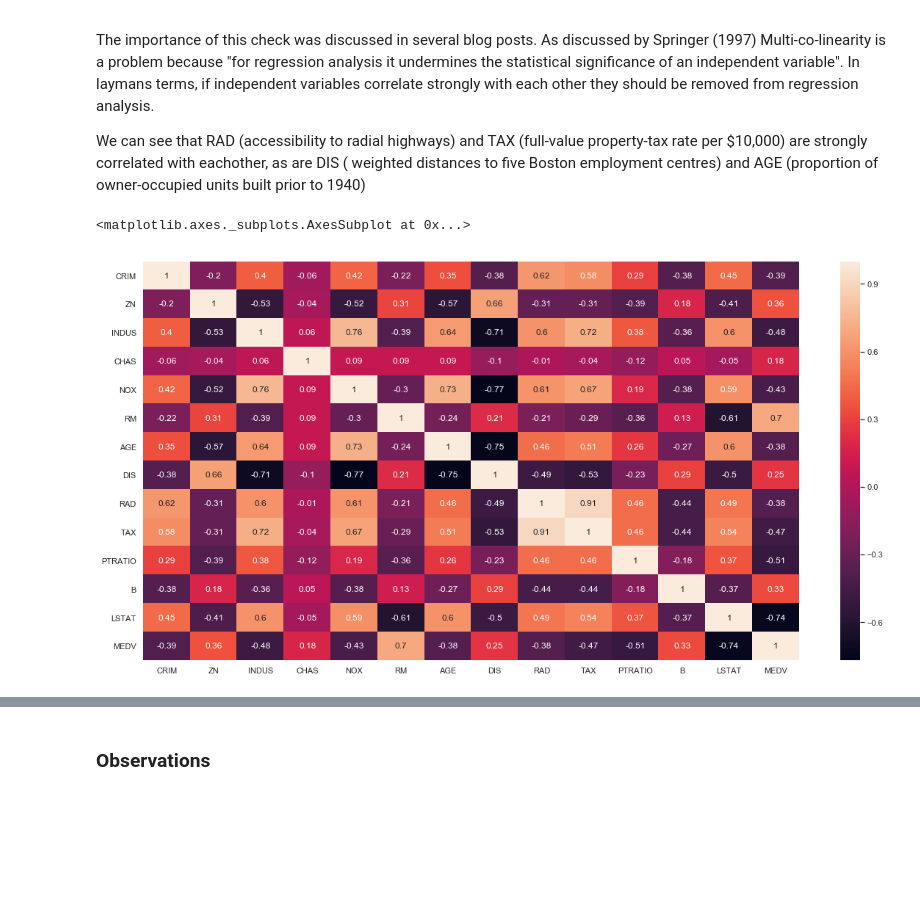
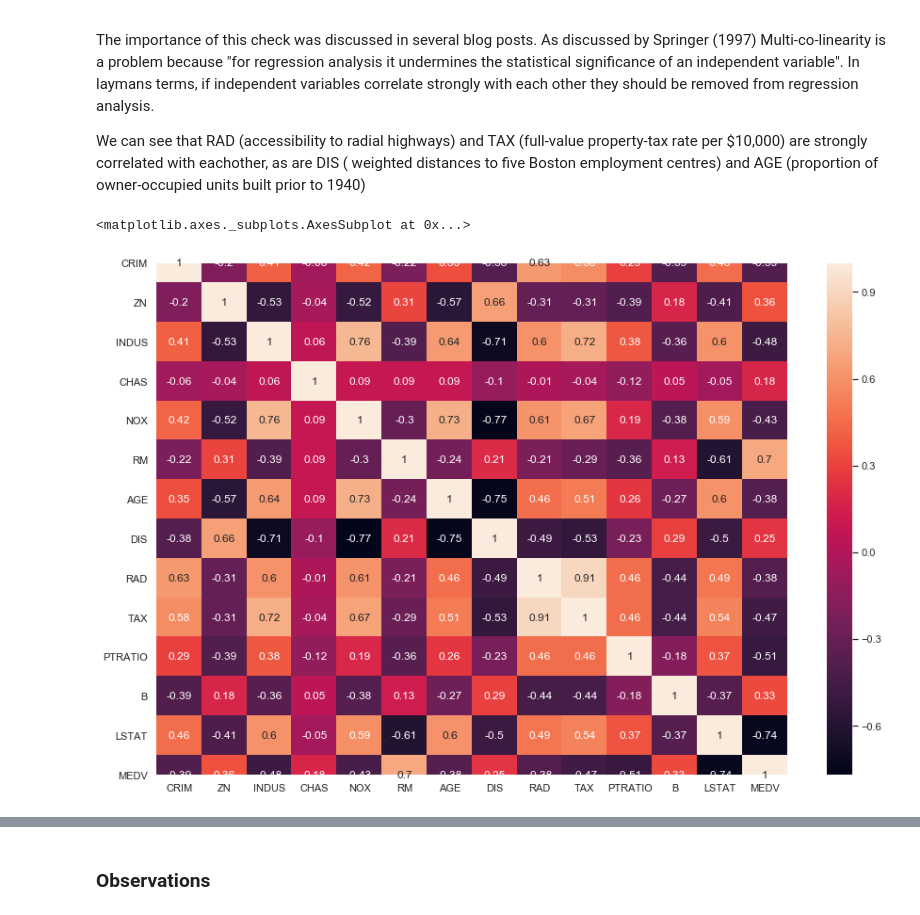
Before and after one commit to SimonMcLain/ML-Statistics-Project-2019-G00364775, a Jupyter notebook: Project.ipynb, the cells around one changed output, grey strips where cells are left out. Drawn from its saved outputs; the diff is of its cells as text; code cells hidden in the pictures; blank space fills up the shorter version.

```diff
--- a/Project.ipynb
+++ b/Project.ipynb
@@ -78,8 +80,9 @@ The importance of this check was discussed in several blog posts. As discussed b
 We can see that RAD (accessibility to radial highways) and TAX (full-value property-tax rate per $10,000) are strongly correlated with eachother, as are DIS ( weighted distances to five Boston employment centres) and AGE (proportion of owner-occupied units built prior to 1940)
 # %%
 # Create a heat-map for all attributes to help identify multi-co-linearity
+sns.set(rc={'figure.figsize':(15,10)})
 correlation_matrix = df.corr().round(2)
 sns.heatmap(data=correlation_matrix, annot=True)
 # %% [output]
 <matplotlib.axes._subplots.AxesSubplot at 0x...>
-[figure, old version]
+[figure, new version]
```
Also changed, not shown: parts of 13 cells of this notebook.
